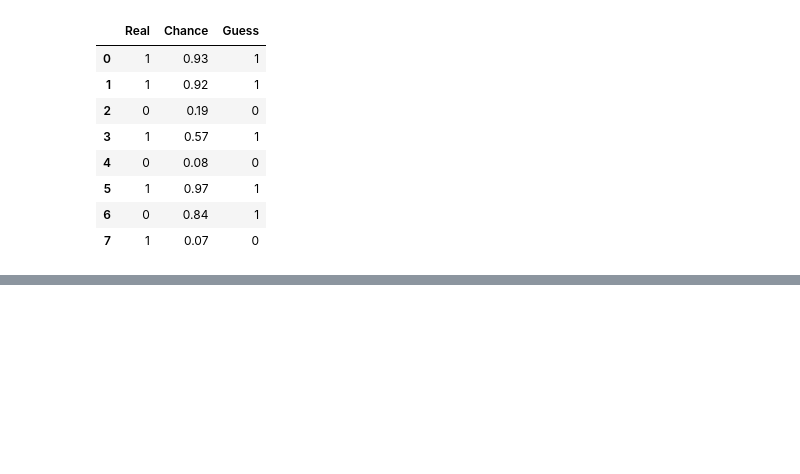
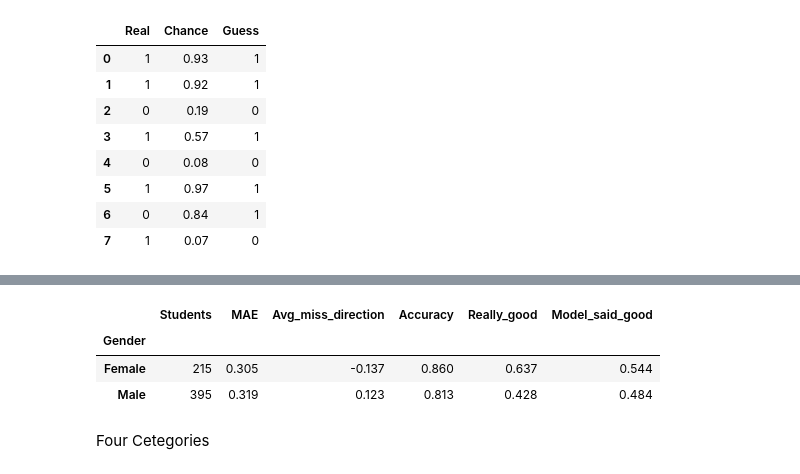
Before and after one commit to james-mawuena/student-performance-prediction, a Jupyter notebook: student_performance_prediction.ipynb, the cells around one changed output, grey strips where cells are left out. Drawn from its saved outputs; the diff is of its cells as text; code cells hidden in the pictures; blank space fills up the shorter version.

```diff
--- a/student_performance_prediction.ipynb
+++ b/student_performance_prediction.ipynb
@@ -153,3 +155,33 @@ files.download("good_degree_model.pkl")
 # %% [output]
 [interactive output not drawn]
 [interactive output not drawn]
+# %%
+check = pd.DataFrame({
+    "Gender": df.loc[X_test.index, "Gender"].values,
+    "Real CGPA": y_test.values,
+    "Guess CGPA": predictions,
+    "Real good": yc_test.values,
+    "Guess good": guess,
+})
+
+check["Miss size"] = (check["Guess CGPA"] - check["Real CGPA"]).abs()
+check["Miss direction"] = check["Guess CGPA"] - check["Real CGPA"]
+check["Right"] = (check["Real good"] == check["Guess good"])
+
+summary = check.groupby("Gender").agg(
+    Students=("Gender", "count"),
+    MAE=("Miss size", "mean"),
+    Avg_miss_direction=("Miss direction", "mean"),
+    Accuracy=("Right", "mean"),
+    Really_good=("Real good", "mean"),
+    Model_said_good=("Guess good", "mean"),
+).round(3)
+
+summary
+# %% [output]
+|  | Students | MAE | Avg_miss_direction | Accuracy | Really_good | Model_said_good |
+| Gender |  |  |  |  |  |  |
+| Female | 215 | 0.305 | -0.137 | 0.860 | 0.637 | 0.544 |
+| Male | 395 | 0.319 | 0.123 | 0.813 | 0.428 | 0.484 |
+# %% [markdown]
+Four Cetegories
```
Also changed, not shown: parts of 6 cells of this notebook.
